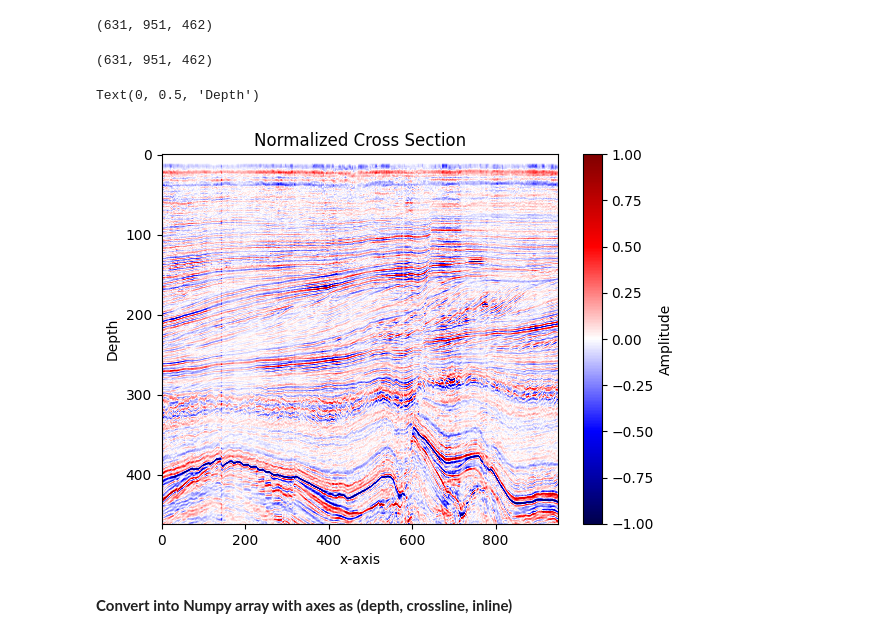
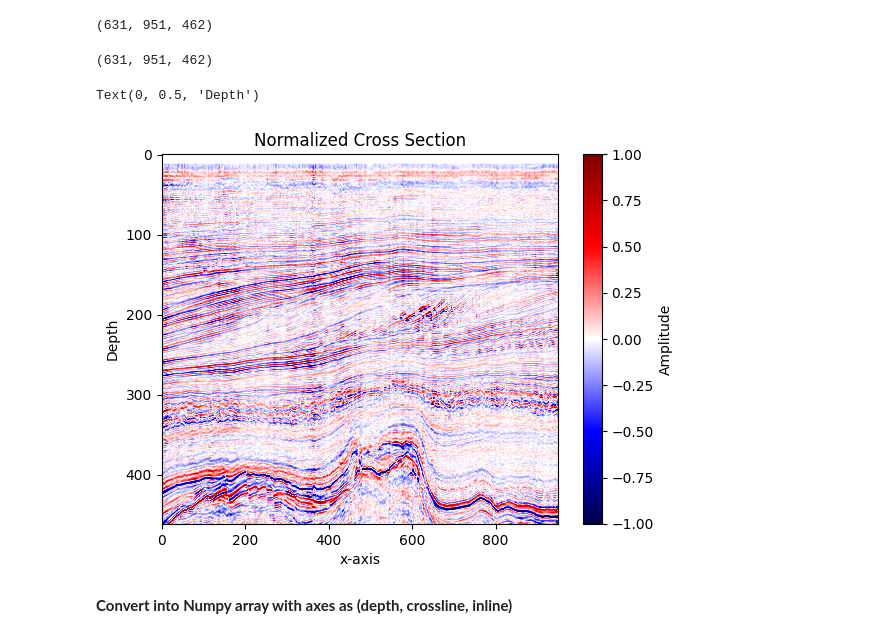
Before and after one commit to crbuch/SeismicML, a Jupyter notebook: main.ipynb, the cells around one changed output. Saved outputs shown, nothing was run; the diff lists cells and outputs as text; code cells hidden in the pictures.

```diff
--- a/main.ipynb
+++ b/main.ipynb
@@ -74,17 +74,17 @@ print(seismic_array.shape)
 # %%
 import matplotlib.pyplot as plt
 
 print(seismic_array.shape)
 
-plt.imshow(np.flipud(np.rot90(seismic_array[180])), cmap="seismic", aspect="auto")
+plt.imshow(np.flipud(np.rot90(seismic_array[int(len(seismic_array)/2)])), cmap="seismic", aspect="auto")
 plt.colorbar(label="Amplitude")
 plt.title("Normalized Cross Section")
 plt.xlabel("x-axis")
 plt.ylabel("Depth")
 # %% [output]
 (631, 951, 462)
 Text(0, 0.5, 'Depth')
-[figure, old version]
+[figure, new version]
 # %% [markdown]
 **Convert into Numpy array with axes as (depth, crossline, inline)**
 # %%
```
